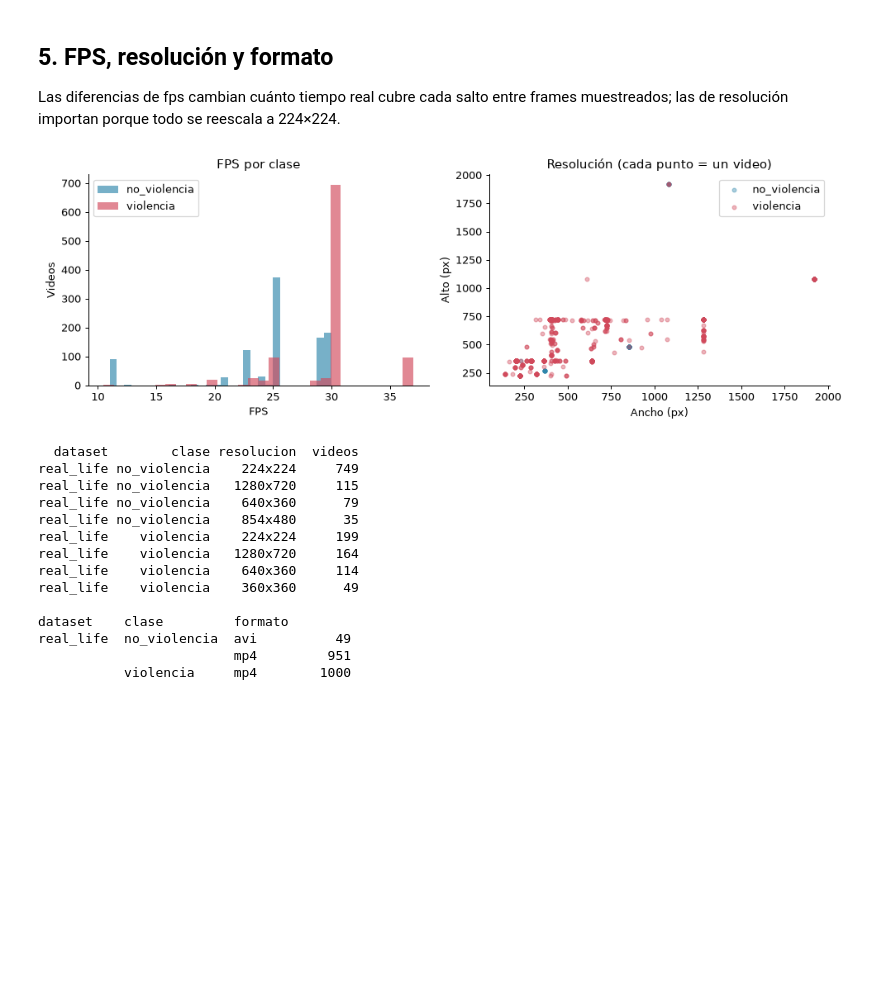
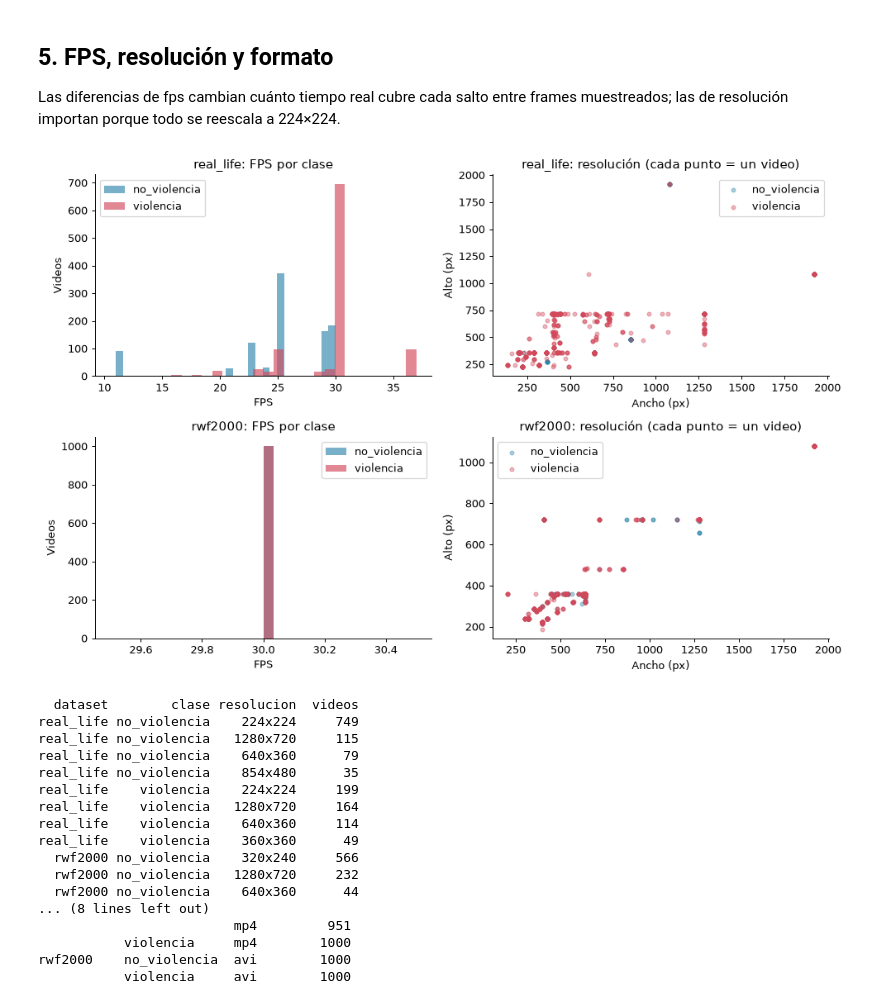
Before and after one commit to ary10220/Security, a Jupyter notebook: notebooks/02_eda_datasets.ipynb, the cells around one changed output. Drawn from its saved outputs; the diff is of its cells as text; code cells hidden in the pictures; blank space fills up the shorter version.

Commit message:
feat(notebook): EDA con RWF-2000 y analisis de atajos
Compara Real Life y RWF-2000, agrega atajos con holdout y revisa fuentes repetidas entre train y val.

```diff
--- a/notebooks/02_eda_datasets.ipynb
+++ b/notebooks/02_eda_datasets.ipynb
@@ -64,6 +65,16 @@ def cargar(nombre: str, carpeta: Path) -> pd.DataFrame:
 real = cargar("real_life", REAL_LIFE_DIR)
 rwf = cargar("rwf2000", RWF_DIR)
 meta = pd.concat([d for d in (real, rwf) if len(d)], ignore_index=True)
+
+# Columnas derivadas usadas mas abajo.
+meta["resolucion"] = meta["ancho"].astype(str) + "x" + meta["alto"].astype(str)
+meta["pixeles"] = meta["ancho"] * meta["alto"]
+# Bitrate aproximado: delata el nivel de compresion del video.
+meta["bitrate_kbps"] = np.where(meta["segundos"] > 0,
+                                meta["bytes"] * 8 / meta["segundos"].where(meta["segundos"] > 0, 1) / 1000, 0.0)
+meta["es_violencia"] = (meta["clase"] == "violencia").astype(int)
+
+DATASETS = list(meta["dataset"].unique())
 print(meta.groupby("dataset").size().to_string())
 # La columna "ruta" (ruta absoluta local) no se muestra para no filtrarla
 # en la salida del notebook que se sube al repo.
@@ -157,35 +174,33 @@ real_life    violencia  V_398.mp4 136.966667
 Las diferencias de fps cambian cuánto tiempo real cubre cada salto entre frames
 muestreados; las de resolución importan porque todo se reescala a 224×224.
 # %%
-fig, ejes = plt.subplots(1, 2, figsize=(11, 3.8))
-
-for clase, g in meta.groupby("clase"):
-    ejes[0].hist(g["fps"], bins=30, alpha=0.65, color=COLORES[clase], label=clase)
-ejes[0].set_xlabel("FPS")
-ejes[0].set_ylabel("Videos")
-ejes[0].legend()
-ejes[0].set_title("FPS por clase")
-
-for clase, g in meta.groupby("clase"):
-    ejes[1].scatter(g["ancho"], g["alto"], s=14, alpha=0.4,
-                    color=COLORES[clase], label=clase)
-ejes[1].set_xlabel("Ancho (px)")
-ejes[1].set_ylabel("Alto (px)")
-ejes[1].legend()
-ejes[1].set_title("Resolución (cada punto = un video)")
+fig, ejes = plt.subplots(len(DATASETS), 2, figsize=(11, 3.6 * len(DATASETS)), squeeze=False)
+for fila, ds in enumerate(DATASETS):
+    d = meta[meta["dataset"] == ds]
+    for clase, g in d.groupby("clase"):
+        ejes[fila][0].hist(g["fps"], bins=30, alpha=0.65, color=COLORES[clase], label=clase)
+        ejes[fila][1].scatter(g["ancho"], g["alto"], s=14, alpha=0.4,
+                              color=COLORES[clase], label=clase)
+    ejes[fila][0].set_xlabel("FPS")
+    ejes[fila][0].set_ylabel("Videos")
+    ejes[fila][0].legend()
+    ejes[fila][0].set_title(f"{ds}: FPS por clase")
+    ejes[fila][1].set_xlabel("Ancho (px)")
+    ejes[fila][1].set_ylabel("Alto (px)")
+    ejes[fila][1].legend()
+    ejes[fila][1].set_title(f"{ds}: resolución (cada punto = un video)")
 plt.tight_layout()
 plt.show()
 
-meta["resolucion"] = meta["ancho"].astype(str) + "x" + meta["alto"].astype(str)
 top = (meta.groupby(["dataset", "clase", "resolucion"]).size()
        .rename("videos").reset_index()
        .sort_values(["dataset", "clase", "videos"], ascending=[True, True, False])
        .groupby(["dataset", "clase"]).head(4))
 print(top.to_string(index=False))
 print()
 print(meta.groupby(["dataset", "clase", "formato"]).size().to_string())
 # %% [output]
-[figure, old version]
+[figure, new version]
   dataset        clase resolucion  videos
 real_life no_violencia    224x224     749
 real_life no_violencia   1280x720     115
@@ -195,9 +210,12 @@ real_life    violencia    224x224     199
 real_life    violencia   1280x720     164
 real_life    violencia    640x360     114
 real_life    violencia    360x360      49
-
-dataset    clase         formato
-real_life  no_violencia  avi          49
+  rwf2000 no_violencia    320x240     566
+  rwf2000 no_violencia   1280x720     232
+  rwf2000 no_violencia    640x360      44
+... (8 lines left out)
                          mp4         951
            violencia     mp4        1000
+rwf2000    no_violencia  avi        1000
+           violencia     avi        1000
 # %% [markdown]
```
Also changed, not shown: parts of 18 cells of this notebook.
